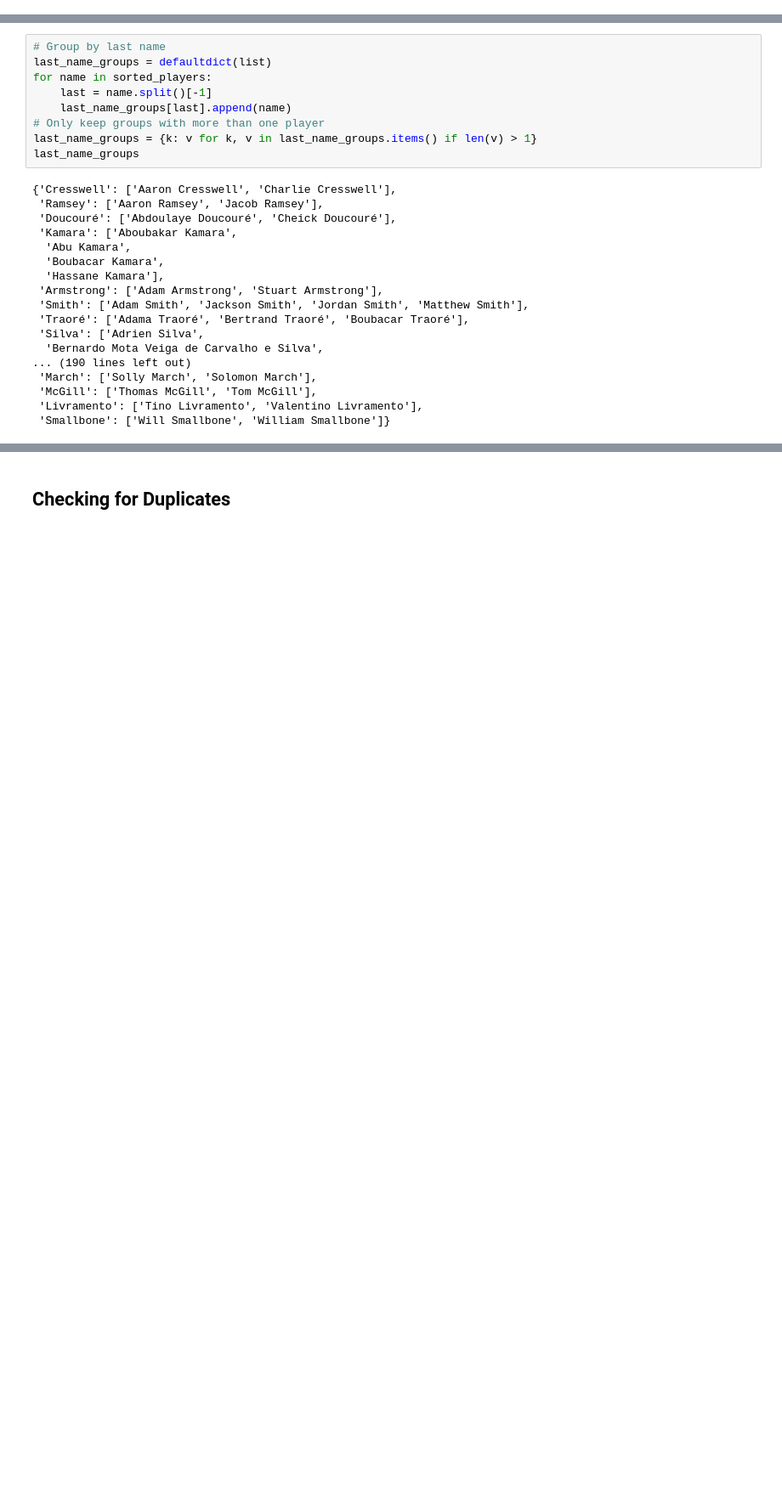
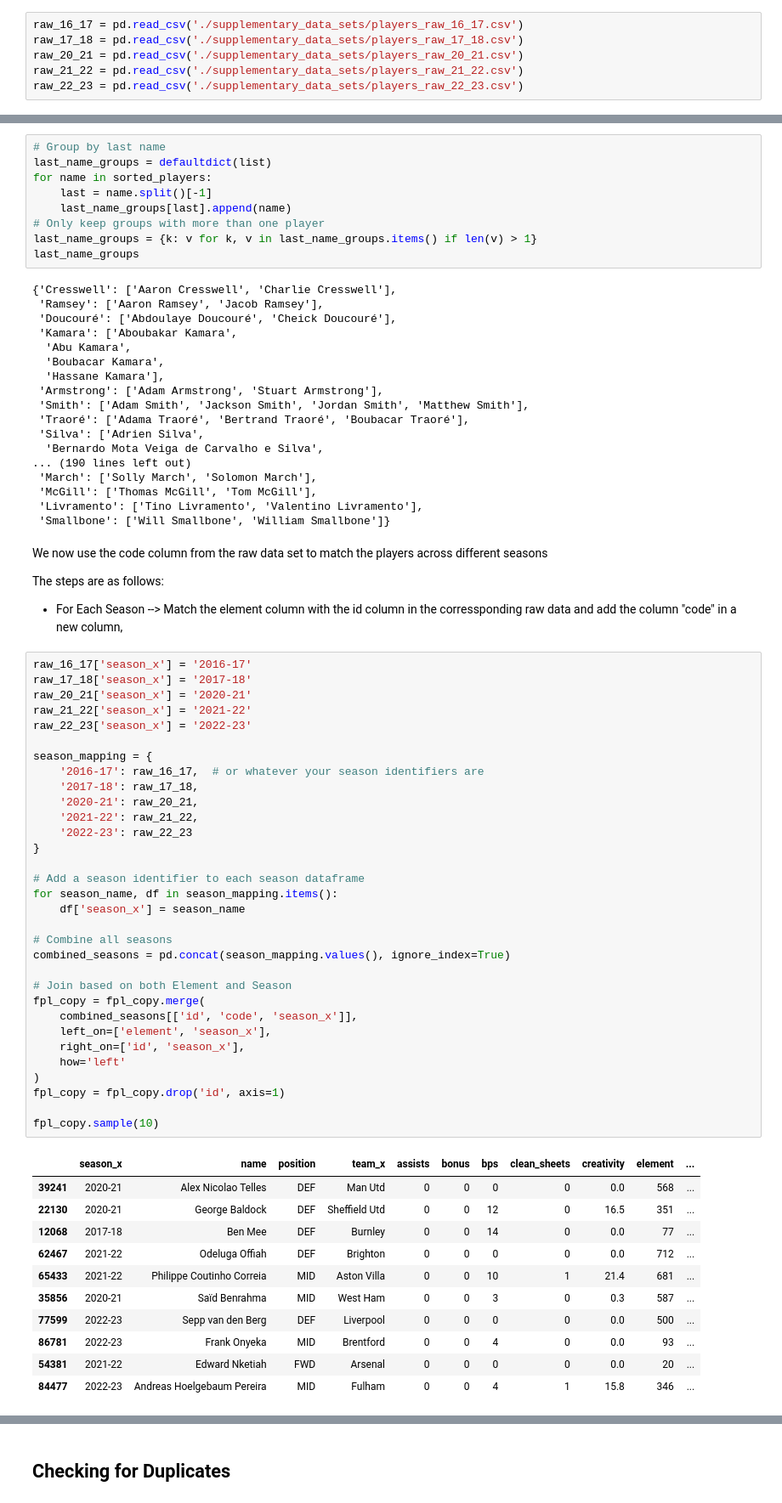
Before and after one commit to AhmedSameh19/fantasy-football-predictor, a Jupyter notebook: pred.ipynb, the cells around one changed output, grey strips where cells are left out. Shown: that part at 85% size. Drawn from its saved outputs; the diff is of its cells as text; blank space fills up the shorter version.

Commit message:
feat: added unique codde column for each player

```diff
--- a/pred.ipynb
+++ b/pred.ipynb
@@ -115,0 +118,6 @@ fpl.describe(include=['object'])
+# %%
+raw_16_17 = pd.read_csv('./supplementary_data_sets/players_raw_16_17.csv')
+raw_17_18 = pd.read_csv('./supplementary_data_sets/players_raw_17_18.csv')
+raw_20_21 = pd.read_csv('./supplementary_data_sets/players_raw_20_21.csv')
+raw_21_22 = pd.read_csv('./supplementary_data_sets/players_raw_21_22.csv')
+raw_22_23 = pd.read_csv('./supplementary_data_sets/players_raw_22_23.csv')
@@ -454,3 +471,52 @@ last_name_groups
  'McGill': ['Thomas McGill', 'Tom McGill'],
  'Livramento': ['Tino Livramento', 'Valentino Livramento'],
  'Smallbone': ['Will Smallbone', 'William Smallbone']}
+# %% [markdown]
+We now use the code column from the raw data set to match the players across different seasons
+
+The steps are as follows:
+- For Each Season --> Match the element column with the id column in the corressponding raw data and add the column "code" in a new column,
+# %%
+raw_16_17['season_x'] = '2016-17'
+raw_17_18['season_x'] = '2017-18'
+raw_20_21['season_x'] = '2020-21'
+raw_21_22['season_x'] = '2021-22'
+raw_22_23['season_x'] = '2022-23'
+
+season_mapping = {
+    '2016-17': raw_16_17,  # or whatever your season identifiers are
+    '2017-18': raw_17_18,
+    '2020-21': raw_20_21,
+    '2021-22': raw_21_22,
+    '2022-23': raw_22_23
+}
+
+# Add a season identifier to each season dataframe
+for season_name, df in season_mapping.items():
+    df['season_x'] = season_name
+
+# Combine all seasons
+combined_seasons = pd.concat(season_mapping.values(), ignore_index=True)
+
+# Join based on both Element and Season
+fpl_copy = fpl_copy.merge(
+    combined_seasons[['id', 'code', 'season_x']],
+    left_on=['element', 'season_x'],
+    right_on=['id', 'season_x'],
+    how='left'
+)
+fpl_copy = fpl_copy.drop('id', axis=1)
+
+fpl_copy.sample(10)
+# %% [output]
+|  | season_x | name | position | team_x | assists | bonus | bps | clean_sheets | creativity | element | ... |
+| 39241 | 2020-21 | Alex Nicolao Telles | DEF | Man Utd | 0 | 0 | 0 | 0 | 0.0 | 568 | ... |
+| 22130 | 2020-21 | George Baldock | DEF | Sheffield Utd | 0 | 0 | 12 | 0 | 16.5 | 351 | ... |
+| 12068 | 2017-18 | Ben Mee | DEF | Burnley | 0 | 0 | 14 | 0 | 0.0 | 77 | ... |
+| 62467 | 2021-22 | Odeluga Offiah | DEF | Brighton | 0 | 0 | 0 | 0 | 0.0 | 712 | ... |
+| 65433 | 2021-22 | Philippe Coutinho Correia | MID | Aston Villa | 0 | 0 | 10 | 1 | 21.4 | 681 | ... |
+| 35856 | 2020-21 | Saïd Benrahma | MID | West Ham | 0 | 0 | 3 | 0 | 0.3 | 587 | ... |
+| 77599 | 2022-23 | Sepp van den Berg | DEF | Liverpool | 0 | 0 | 0 | 0 | 0.0 | 500 | ... |
+| 86781 | 2022-23 | Frank Onyeka | MID | Brentford | 0 | 0 | 4 | 0 | 0.0 | 93 | ... |
+| 54381 | 2021-22 | Edward Nketiah | FWD | Arsenal | 0 | 0 | 0 | 0 | 0.0 | 20 | ... |
+| 84477 | 2022-23 | Andreas Hoelgebaum Pereira | MID | Fulham | 0 | 0 | 4 | 1 | 15.8 | 346 | ... |
```
Also changed, not shown: parts of 9 cells of this notebook, 5 other files.
